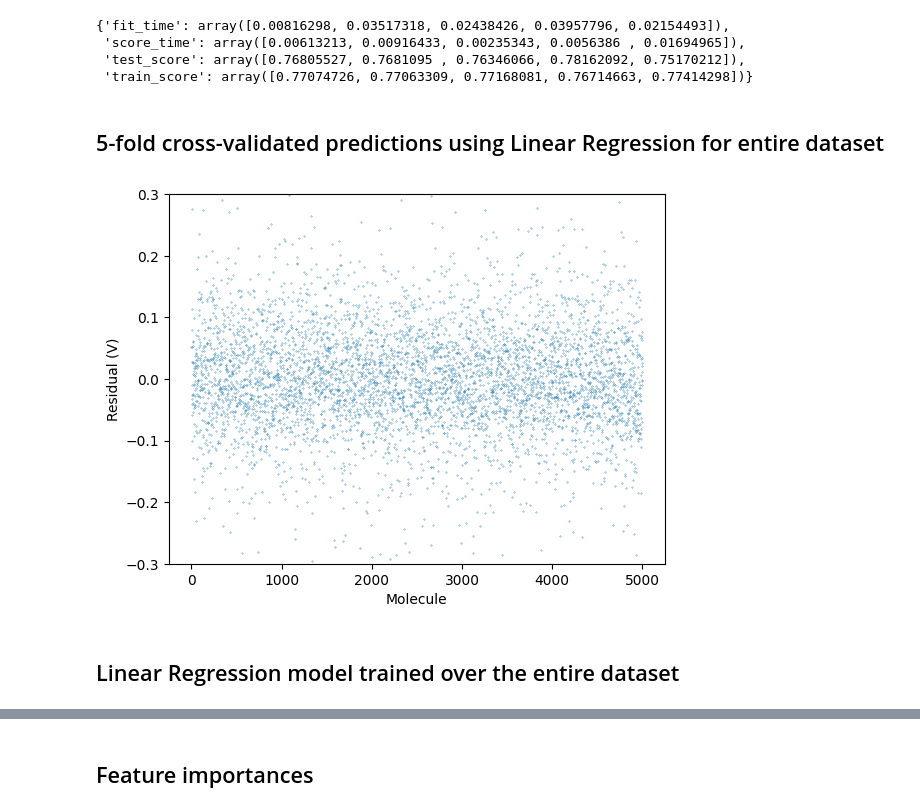
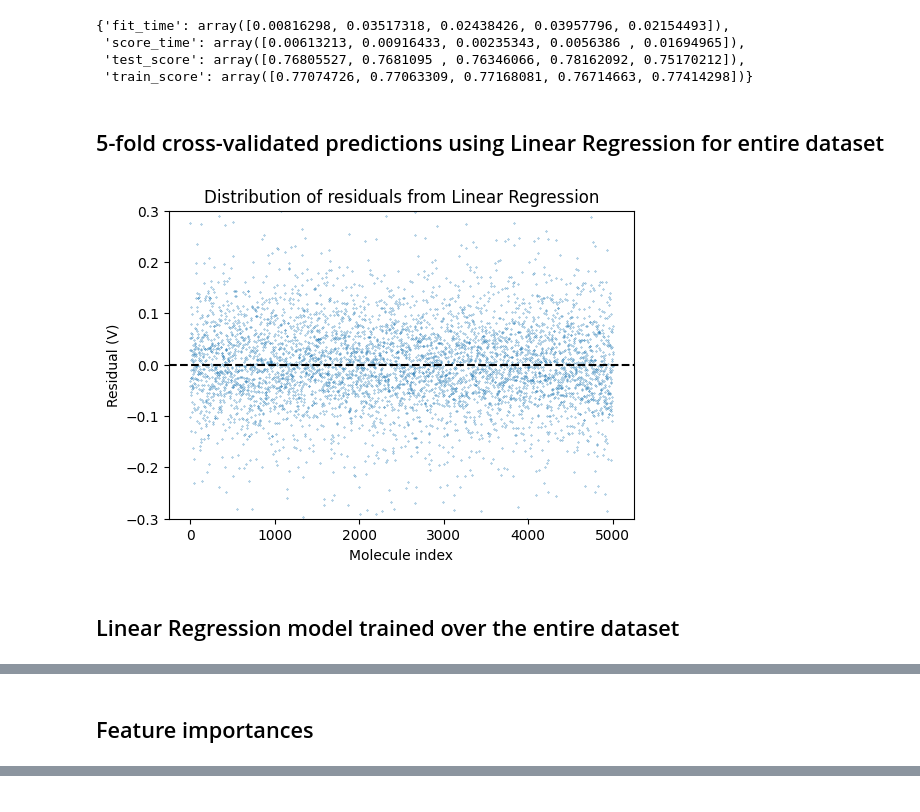
Before and after one commit to adisun94/DataScience, a Jupyter notebook: MoleculeReductionPotential.ipynb, the cells around one changed output, grey strips where cells are left out. Cells and saved outputs as stored; diff of their text form; code cells hidden in the pictures.

```diff
--- a/MoleculeReductionPotential.ipynb
+++ b/MoleculeReductionPotential.ipynb
@@ -99,7 +100,7 @@ Dropped 75 features with correlation coeff. > 0.70
 | 4 | 5.668596 | 0.559543 | 308.407 | 1.095238 | 10.127308 | -2.307965 | 2.293455 | ... |
 5 rows × 39 columns
 # %%
-p=0.02
+alpha=0.02
 target=data['ERed'][:5000]
 features=df_model.copy()
 features.shape
@@ -121,7 +122,7 @@ for a in range(100):
     p_values = fii.summary2().tables[1]['P>|t|']
     cols=[]
     for i in range(len(p_values)):
-        if p_values[i]>p:
+        if p_values[i]>alpha:
             cols.append(p_values.index[i])
     if len(cols)==0:
         break
@@ -158,20 +159,21 @@ scores
  'score_time': array([0.00613213, 0.00916433, 0.00235343, 0.0056386 , 0.01694965]),
  'test_score': array([0.76805527, 0.7681095 , 0.76346066, 0.78162092, 0.75170212]),
  'train_score': array([0.77074726, 0.77063309, 0.77168081, 0.76714663, 0.77414298])}
-# %% [markdown]
-## 5-fold cross-validated predictions using Linear Regression for entire dataset
-# %%
-plt.figure(fi)
-plt.scatter(range(5000),target-cross_val_predict(lr,features_std,target,cv=5),s=0.07)
-plt.ylim([-0.3,0.3])
-plt.xlabel('Molecule')
-plt.ylabel('Residual (V)')
-plt.title('Distribution of residuals from Linear Regression')
-plt.show()
-# %% [output]
-[figure, removed]
-# %% [markdown]
-## Linear Regression model trained over the entire dataset
+# %% [markdown]
+## 5-fold cross-validated predictions using Linear Regression for entire dataset
+# %%
+plt.figure(figsize=(6,4))
+plt.axhline(0,c='k',ls='--')
+plt.scatter(range(5000),target-cross_val_predict(lr,features_std,target,cv=5),s=0.07)
+plt.ylim([-0.3,0.3])
+plt.xlabel('Molecule index')
+plt.ylabel('Residual (V)')
+plt.title('Distribution of residuals from Linear Regression')
+plt.show()
+# %% [output]
+[figure, added]
+# %% [markdown]
+## Linear Regression model trained over the entire dataset
 # %%
 # This cell trains the entire dataset using Linear Regression.
 
@@ -207,6 +209,8 @@ fig.add_annotation(
 fig.show()
 # %% [output]
 [interactive output not drawn]
+# %% [markdown]
+## Feature importances
 # %%
 fig = px.bar(list(features.columns), lr.coef_)
 fig.update_layout(
@@ -219,5 +226,3 @@ fig.update_layout(
 fig.show()
 # %% [output]
 [interactive output not drawn]
-# %% [markdown]
-## Feature importances
```
Also changed, not shown: parts of 14 cells of this notebook.
